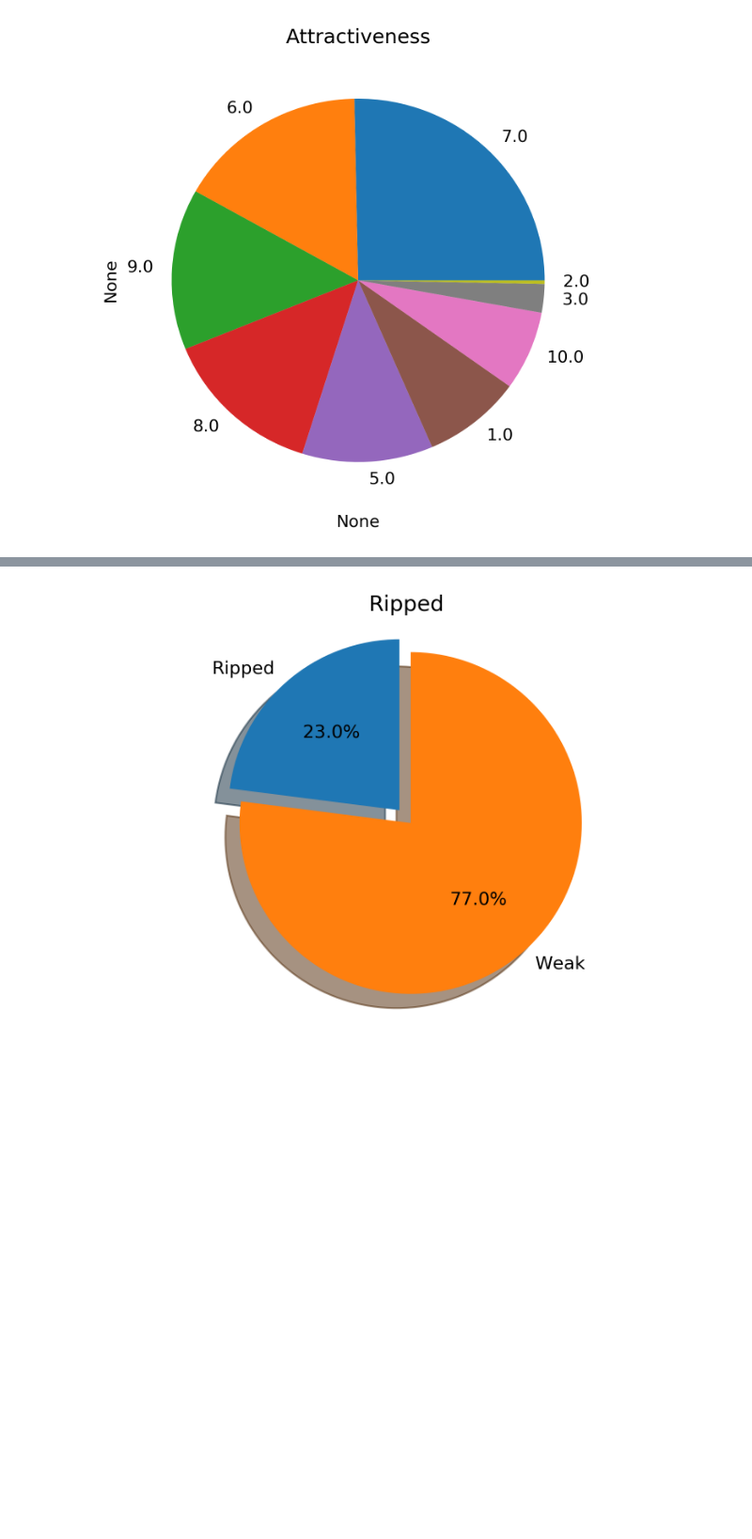
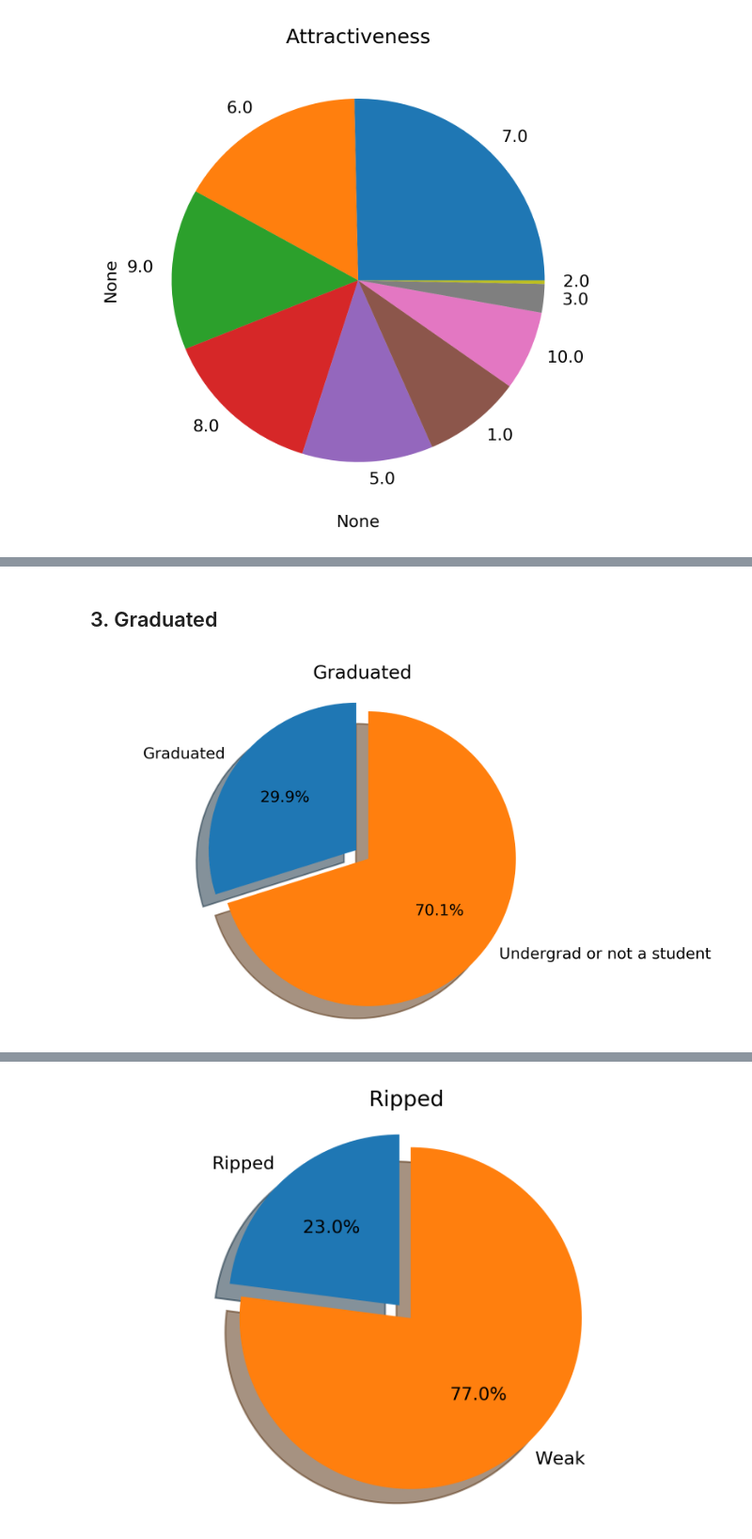
Before and after one commit to simonfong6/ECE-143-Team-6, a Jupyter notebook: Data-analysis.ipynb, the cells around one changed output, grey strips where cells are left out. Shown at 94% size. Saved outputs shown, nothing was run; the diff lists cells and outputs as text; code cells hidden in the pictures; blank space fills up the shorter version.

```diff
--- a/Data-analysis.ipynb
+++ b/Data-analysis.ipynb
@@ -236,0 +250,11 @@ pt.graph_labels('Attractiveness')
+# %% [markdown]
+## 3. Graduated
+# %%
+pt.pie_chart(
+    percentages=averages,
+    column_name='degree_graduated',
+    yes_label='Graduated',
+    no_label='Undergrad or not a student',
+    title='Graduated')
+# %% [output]
+[figure, added]
```
Also changed, not shown: parts of 18 cells of this notebook.
